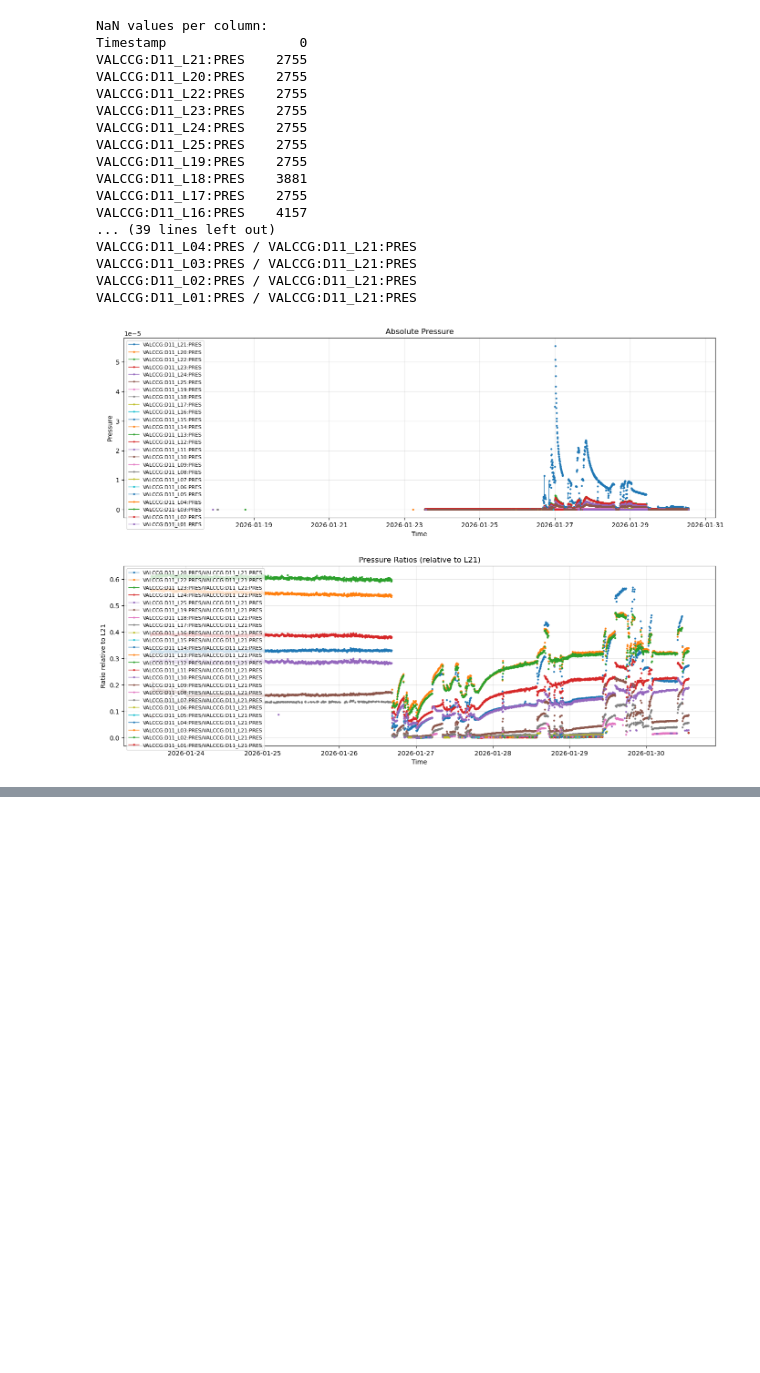
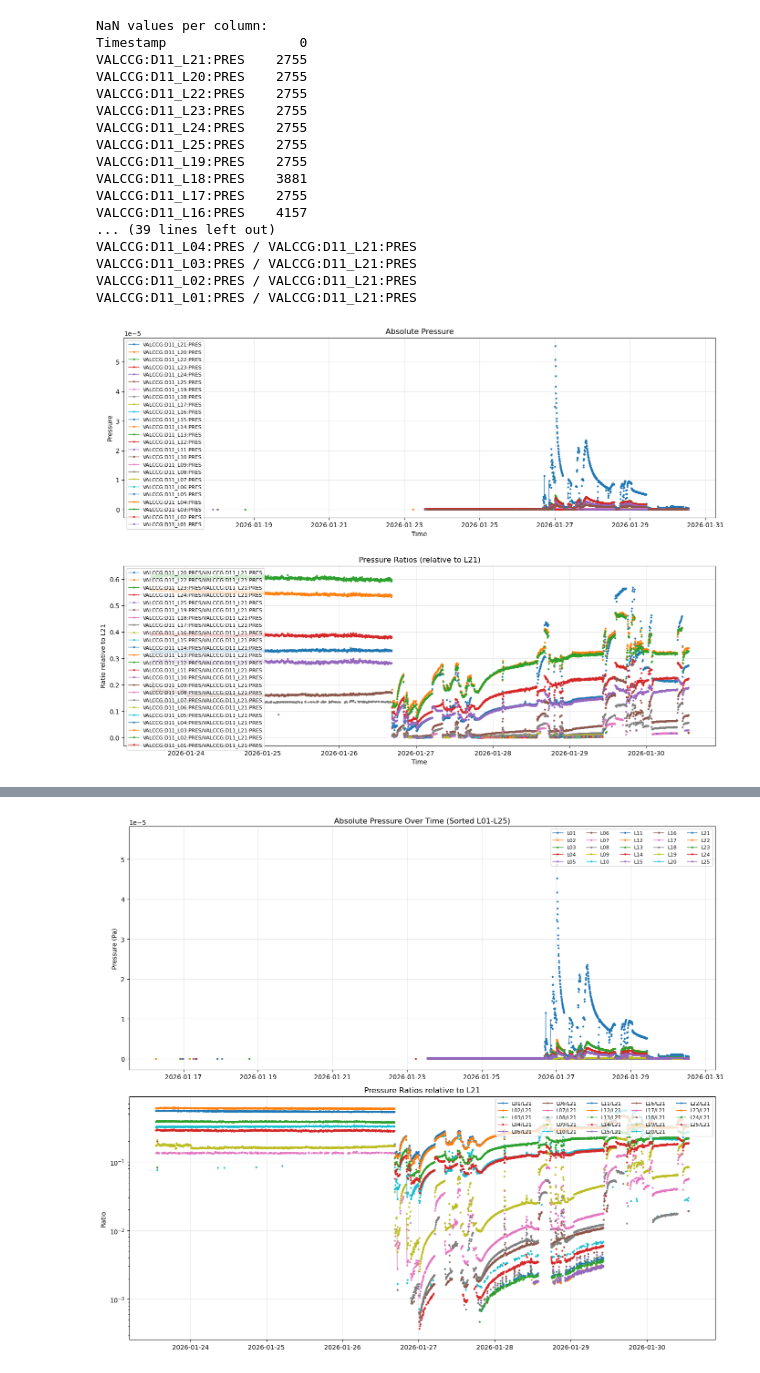
Before and after one commit to xylulu/SBL_code, a Jupyter notebook: vacuum_plotting.ipynb, the cells around one changed output, grey strips where cells are left out. Cells and saved outputs as stored; diff of their text form; code cells hidden in the pictures; blank space fills up the shorter version.

```diff
--- a/vacuum_plotting.ipynb
+++ b/vacuum_plotting.ipynb
@@ -150,0 +170,93 @@ VALCCG:D11_L01:PRES / VALCCG:D11_L21:PRES
+# %%
+import pandas as pd
+import matplotlib.pyplot as plt
+import seaborn as sns
+import re
+
+# --- 1. Load and Clean Data ---
+# Note: Ensure the path matches your local environment
+vac = pd.read_csv('/Users/xylu/Desktop/Data/machine_local/vacuum_D11/2026-01-30T13_37_05.960Z.csv')
+
+time_col = vac.columns[0]
+channel_cols = vac.columns[1:]
+vac[time_col] = pd.to_datetime(vac[time_col])
+
+# --- 2. Helper for Spatial Mapping ---
+def extract_sensor_num(col_name):
+    """Extracts the numeric part of the label (e.g., L21 -> 21)."""
+    match = re.search(r'_L(\d+):', col_name)
+    return int(match.group(1)) if match else None
+
+# Map channels and sort them numerically 1 through 25
+sensor_info = []
+for col in channel_cols:
+    num = extract_sensor_num(col)
+    if num is not None:
+        sensor_info.append({'col': col, 'num': num})
+
+# Sort by sensor number (L01, L02, ..., L25)
+sensor_info = sorted(sensor_info, key=lambda x: x['num'])
+sorted_cols = [s['col'] for s in sensor_info]
+short_labels = [f"L{s['num']:02d}" for s in sensor_info]
+
+# --- 3. Visualization: Absolute & Ratios ---
+fig, (ax1, ax2) = plt.subplots(2, 1, figsize=(14, 12))
+
+# Identify L21 reference channel
+l21_col = next((s['col'] for s in sensor_info if s['num'] == 21), None)
+
+for s in sensor_info:
+    col = s['col']
+    lbl = f"L{s['num']:02d}"
+
+    # Plot Absolute
+    ax1.plot(vac[time_col], vac[col], label=lbl, marker='o', markersize=2, linewidth=1)
+
+    # Plot Ratios (relative to L21)
+    if l21_col and col != l21_col:
+        ax2.plot(vac[time_col], vac[col] / vac[l21_col], label=f"{lbl}/L21", marker='o', markersize=2, linewidth=1)
+
+ax1.set_title('Absolute Pressure Over Time (Sorted L01-L25)')
+ax1.set_ylabel('Pressure (Pa)')
+ax1.legend(ncol=5, fontsize=8, loc='upper right', frameon=True)
+ax1.grid(True, alpha=0.3)
+
+ax2.set_title('Pressure Ratios relative to L21')
+ax2.set_ylabel('Ratio')
+ax2.set_yscale('log')
+ax2.legend(ncol=5, fontsize=8, loc='upper right', frameon=True)
+ax2.grid(True, alpha=0.3)
+
+plt.tight_layout()
+plt.show()
+
+# --- 4. Correlation Analysis (Full 1-25 Matrix) ---
+plt.figure(figsize=(12, 10))
+# Calculate Pearson correlation on the sorted columns
+corr = vac[sorted_cols].corr()
+corr.index = short_labels
+corr.columns = short_labels
+
+# Using a diverging color map to highlight deviations from perfect correlation (1.0)
+sns.heatmap(corr, annot=False, cmap='viridis', vmin=0, vmax=1)
+plt.title('Correlation Matrix: Sensors L01 through L25')
+plt.xlabel('Sensor Number')
+plt.ylabel('Sensor Number')
+plt.show()
+
+# --- 5. Spatial Gradient Analysis ---
+peak_pressures = [vac[col].max() for col in sorted_cols]
+sensor_nums = [s['num'] for s in sensor_info]
+
+plt.figure(figsize=(12, 6))
+plt.plot(sensor_nums, peak_pressures, marker='o', markersize=2, linestyle='-', color='firebrick', linewidth=1.5)
+
+plt.yscale('log')
+plt.xlabel('Sensor Number (Physical Position)')
+plt.ylabel('Peak Pressure (Pa)')
+plt.title('Spatial Pressure Gradient: Peak Pressure across the String')
+plt.xticks(range(1, 26)) # Force showing all 25 ticks
+plt.grid(True, which="both", ls="-", alpha=0.2)
+plt.show()
+# %% [output]
+[figure, added]
```
Also changed, not shown: parts of 5 cells of this notebook, 1 other file.
